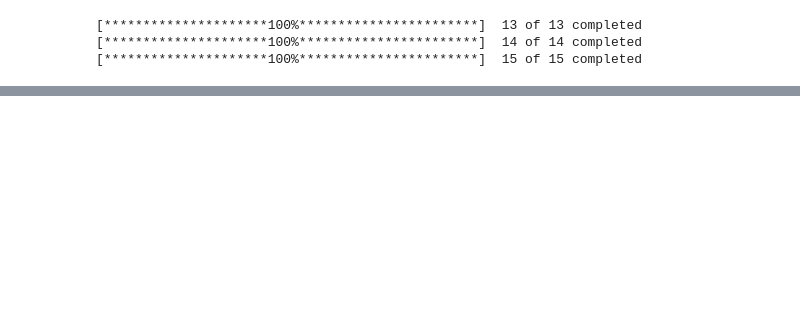
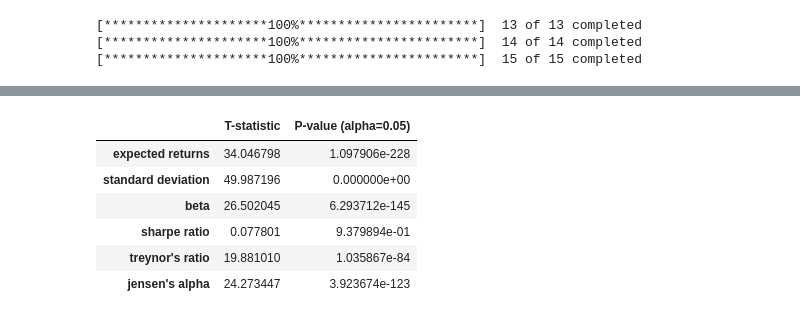
Before and after one commit to zeinalamah/Portfolio-Analysis-Project, a Jupyter notebook: Portfolio Simulator V1.0.ipynb, the cells around one changed output, grey strips where cells are left out. Saved outputs shown, nothing was run; the diff lists cells and outputs as text; code cells hidden in the pictures; blank space fills up the shorter version.

```diff
--- a/Portfolio Simulator V1.0.ipynb
+++ b/Portfolio Simulator V1.0.ipynb
@@ -145,19 +155,19 @@ market_nb_rows=market_data.shape[0]
 ################################################################################################################################
 
 #Calculating the rate of return from data
-benchmark_rets=np.log(benchmark_data/benchmark_data.shift(1)) #Calculating return of the Benchmark data using log difference
-portfolio_rets=np.log(portfolio_data/portfolio_data.shift(1)) #Calculating return of the Portfolio data using log difference
-market_rets=np.log(market_data/market_data.shift(1)) #Calculating return of the Market data using log difference
+benchmark_rets=np.log(benchmark_data/benchmark_data.shift(1)).dropna() #Calculating return of the Benchmark data using log difference
+portfolio_rets=np.log(portfolio_data/portfolio_data.shift(1)).dropna() #Calculating return of the Portfolio data using log difference
+market_rets=np.log(market_data/market_data.shift(1)).dropna() #Calculating return of the Market data using log difference
 
 #calculating the average historical return of the market portfolio
-market_returns=market_rets.mean()*252 #Note make sure to annualize properly, and location for alpha
+market_returns=market_rets.mean()*annualize #Note make sure to annualize properly, and location for alpha
 
 # NOTE: Other Returns Computations are conducted within the Monte Carlo Simulation Loop for efficiency
 
-#Computing the covariances, note that cov(x,x)=var(x)
-benchmark_covs=benchmark_rets.cov()
-portfolio_covs=portfolio_rets.cov()
-market_covs=market_rets.cov()
+#Computing the covariances, note that cov(x,x)=var(x), we annualize the covariance matrix
+benchmark_covs=benchmark_rets.cov()*annualize
+portfolio_covs=portfolio_rets.cov()*annualize
+market_covs=market_rets.cov()*annualize
 
 #looping to get covariances in a list in the order they are sorted, check the .head() for reference
 j=0
@@ -167,8 +177,6 @@ for a in market_assets:
     market_cov_list.append([market_assets[j],market_covs.loc[market_assets[market_location],market_assets[j]]]) #sets a 2 dimensional array asset name + covariance with market
     j=j+1
 
-print(market_covariances)
-print(market_cov_list)
 
 #Computing Beta of each security # Note that i=position of the market
 k=0
@@ -586,0 +891,66 @@ benchmark_summary_df.to_csv("benchmark_summary_df.csv")
+# %%
+################################################################################################################################
+################################                 Statistical Analysis                     ######################################
+################################################################################################################################
+#import seaborn as sns
+#from skylearn import datasets
+#%matplotlib inline
+
+
+import scipy.stats as stats
+
+#perform two sample t-test with equal variances
+test1=stats.ttest_ind(a=portfolio_returns, b=benchmark_returns, equal_var=True)
+test2=stats.ttest_ind(a=portfolio_stds, b=benchmark_stds, equal_var=True)
+test3=stats.ttest_ind(a=portfolio_betas, b=benchmark_betas, equal_var=True)
+test4=stats.ttest_ind(a=portfolio_sr_list, b=benchmark_sr_list, equal_var=True)
+test5=stats.ttest_ind(a=portfolio_tr_list, b=benchmark_tr_list, equal_var=True)
+test6=stats.ttest_ind(a=portfolio_alpha_list, b=benchmark_alpha_list, equal_var=True)
+
+ttest_keys=['t-statistic','p-value']
+word_list=['expected returns', 'standard deviation','beta','sharpe ratio','treynor\'s ratio','jensen\'s alpha']
+#print(test2)
+#print(test3)
+#print(test4)
+#print(test5)
+#print(test6)
+
+test1=list(test1)
+test2=list(test2)
+test3=list(test3)
+test4=list(test4)
+test5=list(test5)
+test6=list(test6)
+
+alpha=0.05
+tstat_list=[test1[0],test2[0],test3[0],test4[0],test5[0],test6[0]]
+pvalue_list=[test1[1],test2[1],test3[1],test4[1],test5[1],test6[1]]
+
+ttest_dict={ 'T-statistic':tstat_list,'P-value (alpha=0.05)':pvalue_list}
+ttest_df=pd.DataFrame(ttest_dict,index=word_list)
+display(ttest_df)
+#The two hypotheses for this particular two sample t-test are as follows:
+#H0: µ1 = µ2 (the two population means are equal)
+#HA: µ1 ≠µ2 (the two population means are not equal)
+
+for pvalue,word in zip(pvalue_list,word_list):
+    s1=("After conducting an independent two-side T-test for "+str(word)+" we determine that")
+    if pvalue>alpha:
+        s2=(' the p-value of our test ('+str(pvalue)+') is greater than alpha = '+str(alpha)+' , thus we fail to reject the null hypothesis of the test,')
+        s3=(' indicating that we do not have sufficient evidence to say that the mean '+ str(word)+' between both samples is different.')
+    if pvalue<alpha:
+        s2=(' the p-value of our test ('+str(pvalue)+') is less than alpha = '+str(alpha)+' , thus we reject the null hypothesis of the test,')
+        s3=(' indicating that we have sufficient evidence to say that the mean '+ str(word)+' between both samples is different.')
+    print(s1+s2+s3+"\n")
+
+#Because the p-value of our test (0.53005) is greater than alpha = 0.05, we fail to reject
+#the null hypothesis of the test. We do not have sufficient evidence to say that the mean height
+#of plants between the two populations is different.
+# %% [output]
+|  | T-statistic | P-value (alpha=0.05) |
+| expected returns | 34.046798 | 1.097906e-228 |
+| standard deviation | 49.987196 | 0.000000e+00 |
+| beta | 26.502045 | 6.293712e-145 |
+| sharpe ratio | 0.077801 | 9.379894e-01 |
+| treynor's ratio | 19.881010 | 1.035867e-84 |
+| jensen's alpha | 24.273447 | 3.923674e-123 |
```
Also changed, not shown: parts of 15 cells of this notebook.
